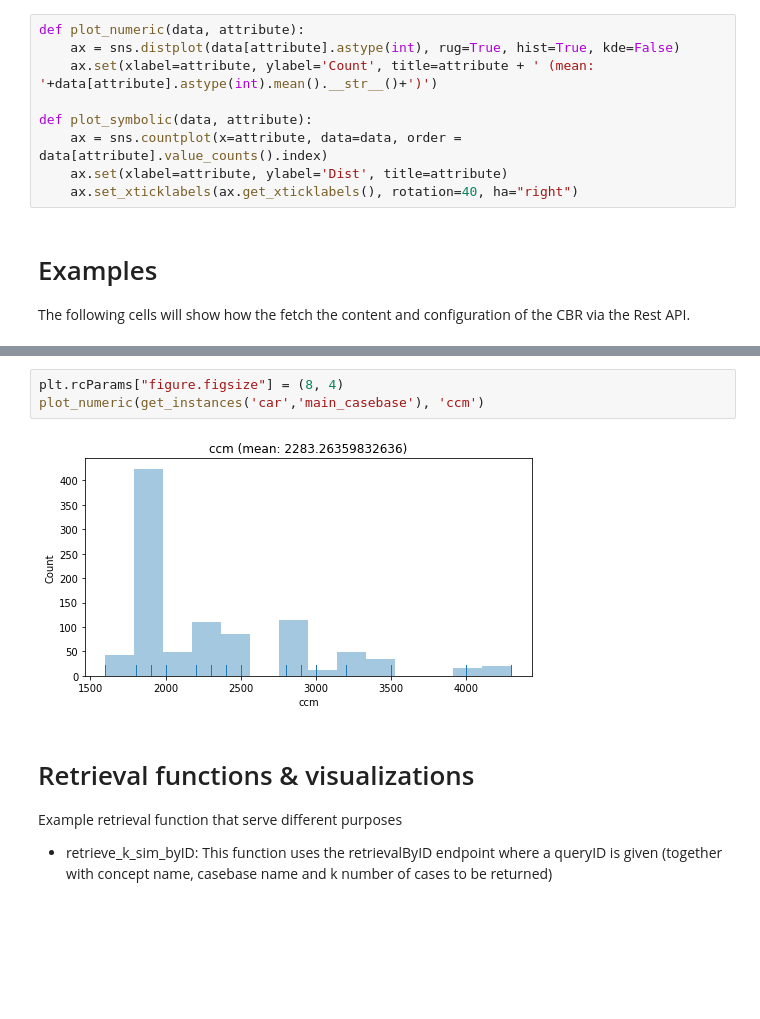
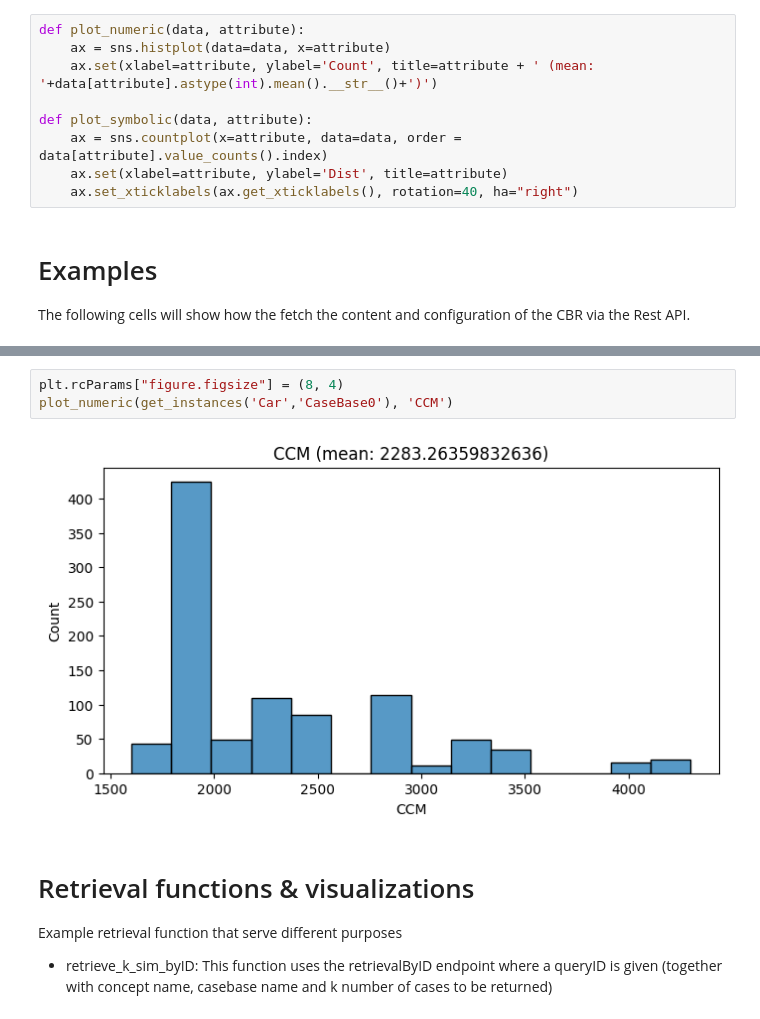
Before and after one commit to ntnu-ai-lab/mycbr-sample-python, a Jupyter notebook: QueryMyCBR.ipynb, the cells around one changed output, grey strips where cells are left out. Saved outputs shown, nothing was run; the diff lists cells and outputs as text; blank space fills up the shorter version.

Commit message:
Updated scripts to new myCBR API
- updated calls
- added the data and sample project

```diff
--- a/QueryMyCBR.ipynb
+++ b/QueryMyCBR.ipynb
@@ -57,7 +57,7 @@ def get_instances(concept, casebase):
 - Create plots for case base content
 # %%
 def plot_numeric(data, attribute):
-    ax = sns.distplot(data[attribute].astype(int), rug=True, hist=True, kde=False)
+    ax = sns.histplot(data=data, x=attribute)
     ax.set(xlabel=attribute, ylabel='Count', title=attribute + ' (mean: '+data[attribute].astype(int).mean().__str__()+')')
 
 def plot_symbolic(data, attribute):
@@ -119,9 +119,9 @@ plot_symbolic(get_instances('car','main_casebase'), 'manufacturer')
 [figure]
 # %%
 plt.rcParams["figure.figsize"] = (8, 4)
-plot_numeric(get_instances('car','main_casebase'), 'ccm')
+plot_numeric(get_instances('Car','CaseBase0'), 'CCM')
 # %% [output]
-[figure, old version]
+[figure, new version]
 # %% [markdown]
 # Retrieval functions & visualizations
 Example retrieval function that serve different purposes
```
Also changed, not shown: parts of 13 cells of this notebook, 6 other files.
